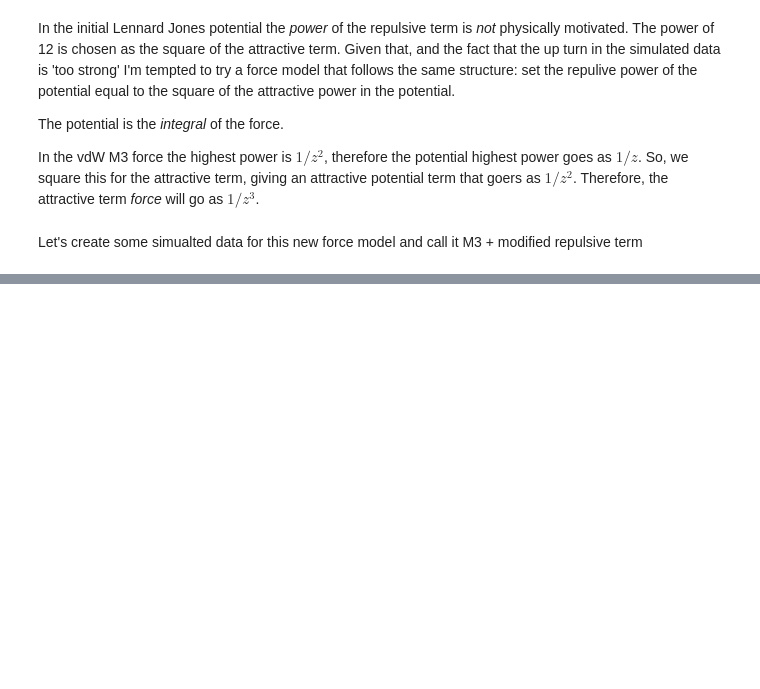
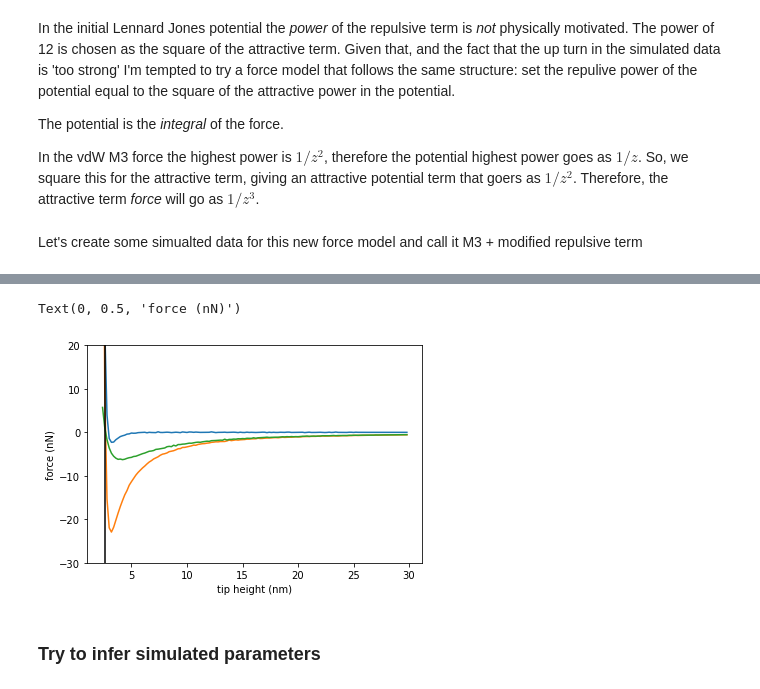
Before and after one commit to phys201/nc_AFM, a Jupyter notebook: documentation.ipynb, the cells around one changed output, grey strips where cells are left out. Cells and saved outputs as stored; diff of their text form; code cells hidden in the pictures; blank space fills up the shorter version.

Commit message:
testing new M3 model
defined the model and testing priors and values.
Realized epsilon and sigma are not unique anymore so I replaced them with a single parameter.

```diff
--- a/documentation.ipynb
+++ b/documentation.ipynb
@@ -584,0 +612,2 @@ Let's create some simualted data for this new force model and call it M3 + modif
+# %%
+noise = np.append(d_force, d_force[-1])
@@ -584,0 +648,40 @@ Let's create some simualted data for this new force model and call it M3 + modif
+# %%
+# epsilon, the depth of the well, which I expect to be ~ nV
+eps = 2.6 #nV
+
+#sigma LJ, 'size of particle', ~ 2 nm maybe?
+s_lj = 2.6 #nm
+
+#epsilon for new repulsive force
+eps_new = 2.6
+
+#sigma for new repulsive force
+sigma_new = 6.3
+
+#repulsive_factor
+rep_factor = 700
+
+#Hamaker's constant .. could I calculate this?
+hamaker = 70
+
+#radius of sphere
+radius = 20
+
+#half-angle opening of cone
+theta = 40
+# %%
+plt.plot(z, simulate_data(eps, s_lj, noise, z))
+
+plt.plot(z, simulate_data_vdwm3(eps, s_lj, hamaker, radius, theta, noise, z))
+
+plt.plot(z, simulate_data_vdwm3_newrep(rep_factor, hamaker, radius, theta, noise, z))
+
+plt.axvline(x=s_lj, c='k')
+
+plt.ylim([-30,20])
+
+plt.xlabel('tip height (nm)')
+plt.ylabel('force (nN)')
+# %% [output]
+Text(0, 0.5, 'force (nN)')
+[figure, added]
@@ -584,0 +730,2 @@ Let's create some simualted data for this new force model and call it M3 + modif
+# %% [markdown]
+### Try to infer simulated parameters
```
Also changed, not shown: parts of 12 cells of this notebook.
